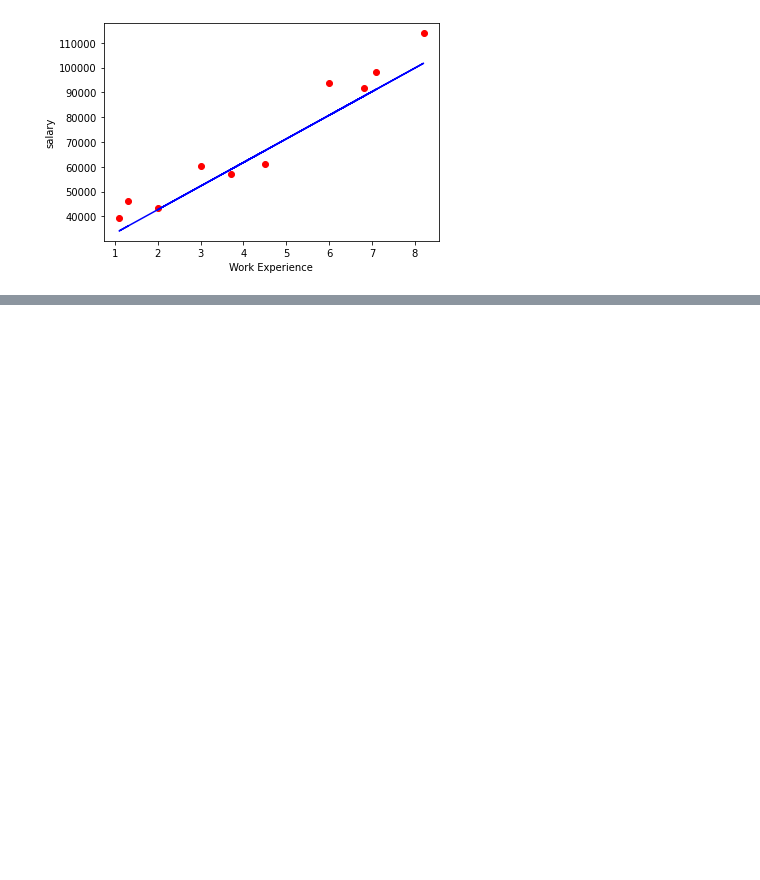
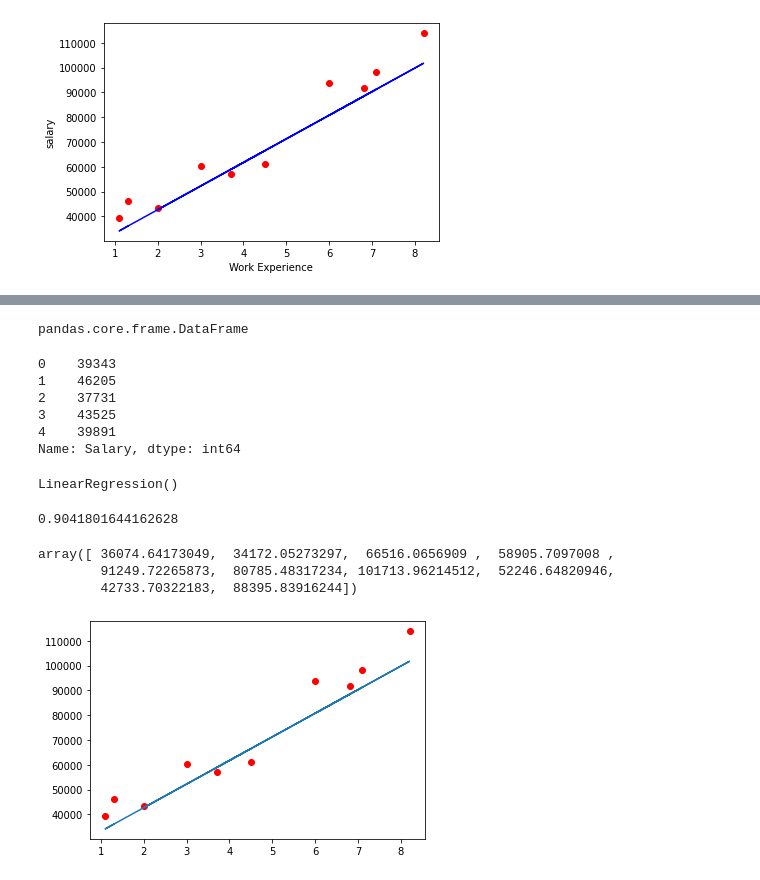
Before and after one commit to olive-green/data-science, a Jupyter notebook: linear-regression/Linear_regression_implementation.ipynb, the cells around one changed output, grey strips where cells are left out. Saved outputs shown, nothing was run; the diff lists cells and outputs as text; code cells hidden in the pictures; blank space fills up the shorter version.

```diff
--- a/linear-regression/Linear_regression_implementation.ipynb
+++ b/linear-regression/Linear_regression_implementation.ipynb
@@ -163,0 +197,4 @@ plt.show()
+# %%
+# splitting the feature and target variable
+X=data[["YearsExperience"]]
+y=data["Salary"]
@@ -163,0 +210,43 @@ plt.show()
+# %%
+type(X)
+# %% [output]
+pandas.core.frame.DataFrame
+# %%
+y.head()
+# %% [output]
+0    39343
+1    46205
+2    37731
+3    43525
+4    39891
+Name: Salary, dtype: int64
+# %%
+# split the dataset into testing and training
+X_train,X_test,y_train,y_test= train_test_split(X,y,test_size=0.33,random_state=2)
+# %%
+# training phase
+regressor=LinearRegression()
+regressor.fit(X_train,y_train)
+# %% [output]
+LinearRegression()
+# %%
+# measuring accuracy
+print(regressor.score(X_test,y_test))
+# %% [output]
+0.9041801644162628
+# %%
+# prediction time
+y_pred=regressor.predict(X_test)
+# %%
+y_pred
+# %% [output]
+array([ 36074.64173049,  34172.05273297,  66516.0656909 ,  58905.7097008 ,
+        91249.72265873,  80785.48317234, 101713.96214512,  52246.64820946,
+        42733.70322183,  88395.83916244])
+# %%
+# plotting
+plt.scatter(X_test,y_test,color="red")
+plt.plot(X_test,y_pred)
+plt.show()
+# %% [output]
+[figure, added]
```
Also changed, not shown: parts of 7 cells of this notebook.
